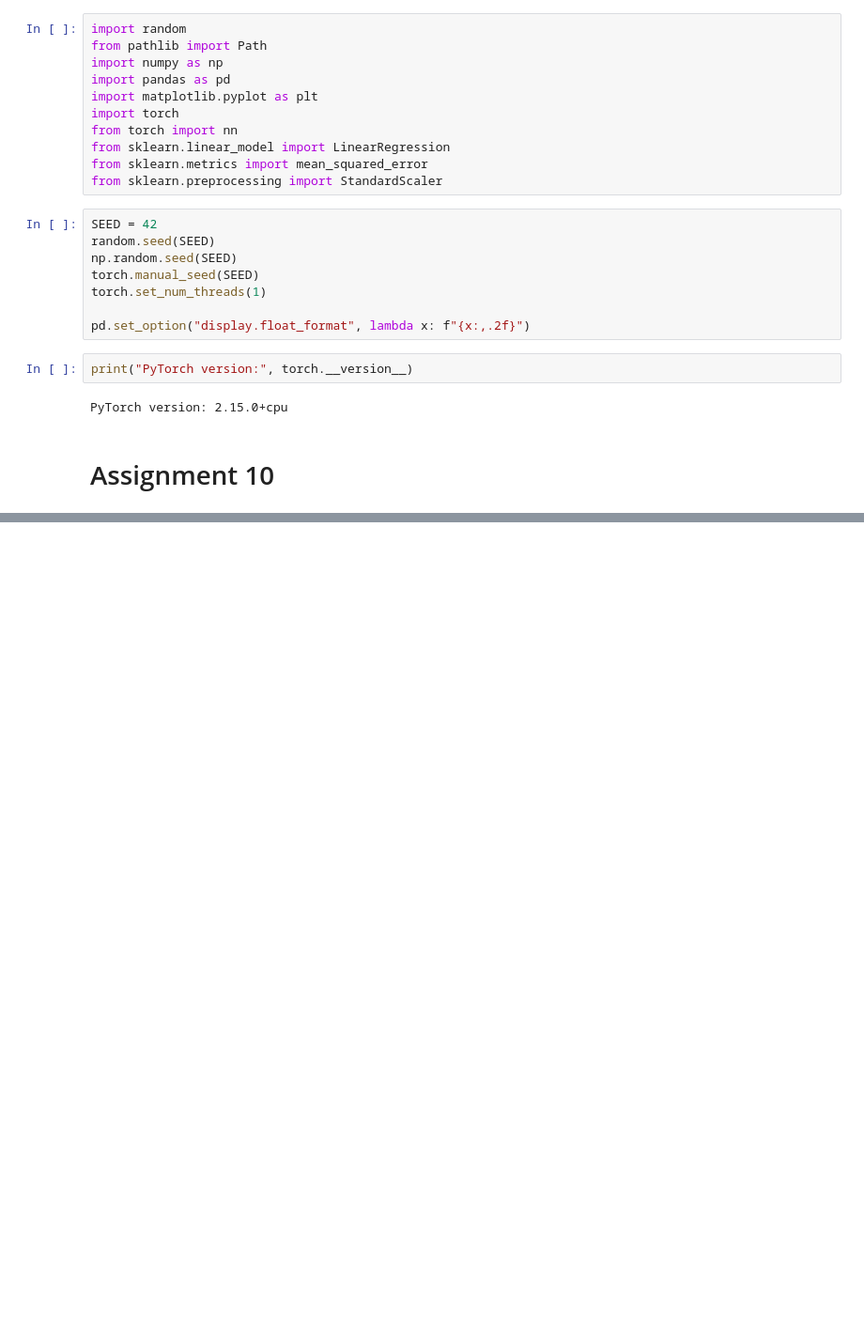
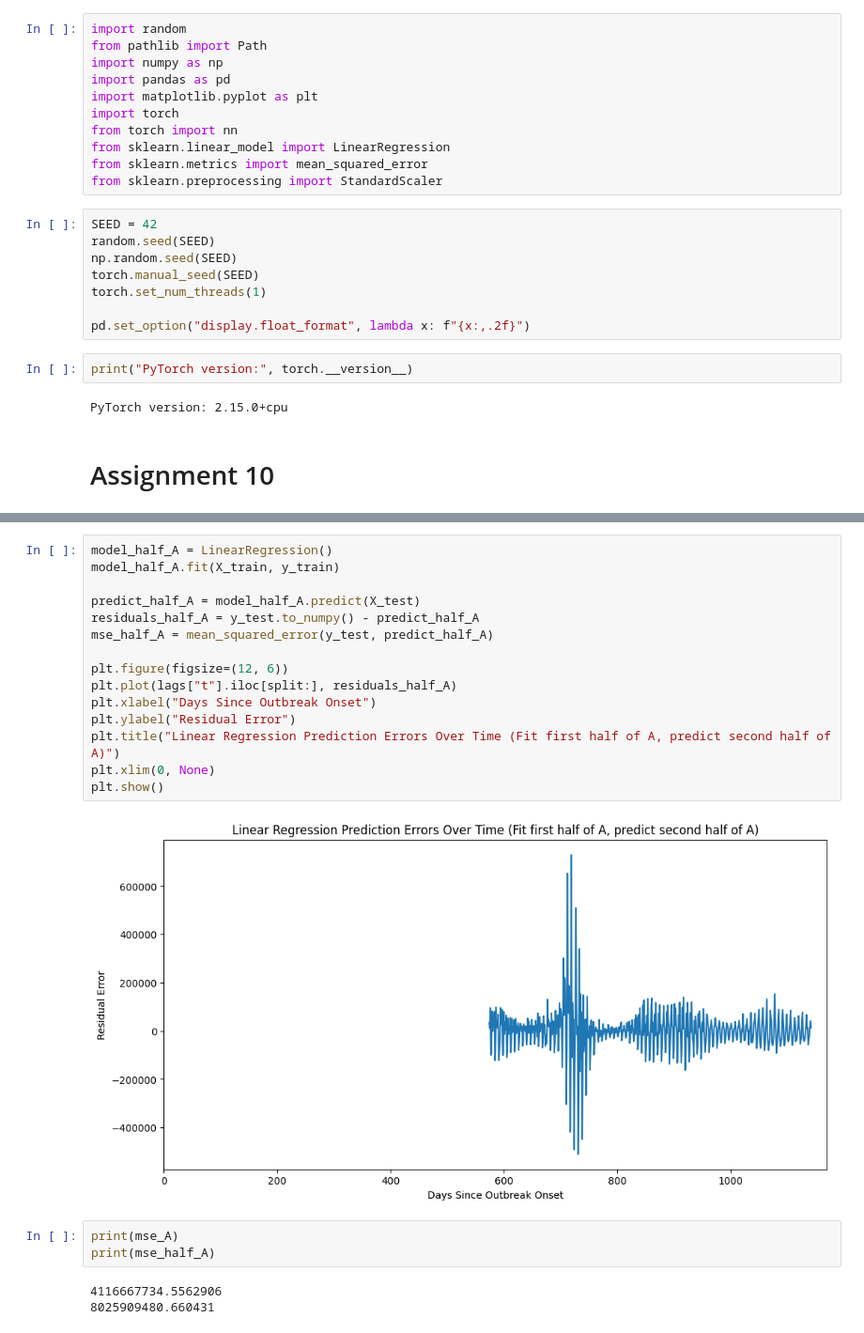
Before and after one commit to shaneferrellwv/biomed-data-science, a Jupyter notebook: assignment-10/hw10.ipynb, the cells around one changed output, grey strips where cells are left out. Shown at 94% size. Cells and saved outputs as stored; diff of their text form; blank space fills up the shorter version.

```diff
--- a/assignment-10/hw10.ipynb
+++ b/assignment-10/hw10.ipynb
@@ -90,0 +102,23 @@ y_test = y_A.iloc[split:]
+# %%
+model_half_A = LinearRegression()
+model_half_A.fit(X_train, y_train)
+
+predict_half_A = model_half_A.predict(X_test)
+residuals_half_A = y_test.to_numpy() - predict_half_A
+mse_half_A = mean_squared_error(y_test, predict_half_A)
+
+plt.figure(figsize=(12, 6))
+plt.plot(lags["t"].iloc[split:], residuals_half_A)
+plt.xlabel("Days Since Outbreak Onset")
+plt.ylabel("Residual Error")
+plt.title("Linear Regression Prediction Errors Over Time (Fit first half of A, predict second half of A)")
+plt.xlim(0, None)
+plt.show()
+# %% [output]
+[figure, added]
+# %%
+print(mse_A)
+print(mse_half_A)
+# %% [output]
+4116667734.5562906
+8025909480.660431
```
Also changed, not shown: parts of 16 cells of this notebook, 9 other files.
